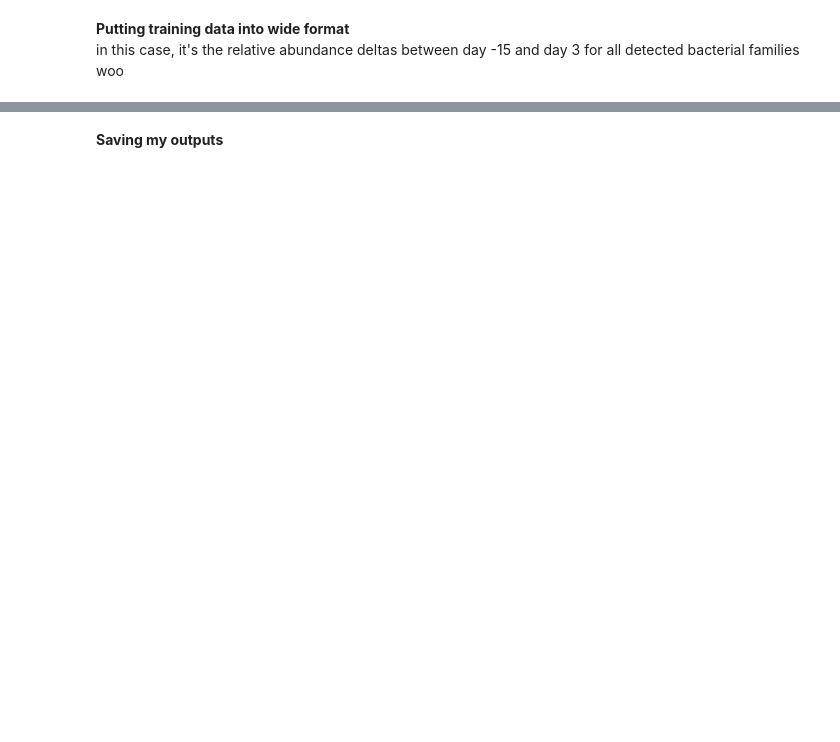
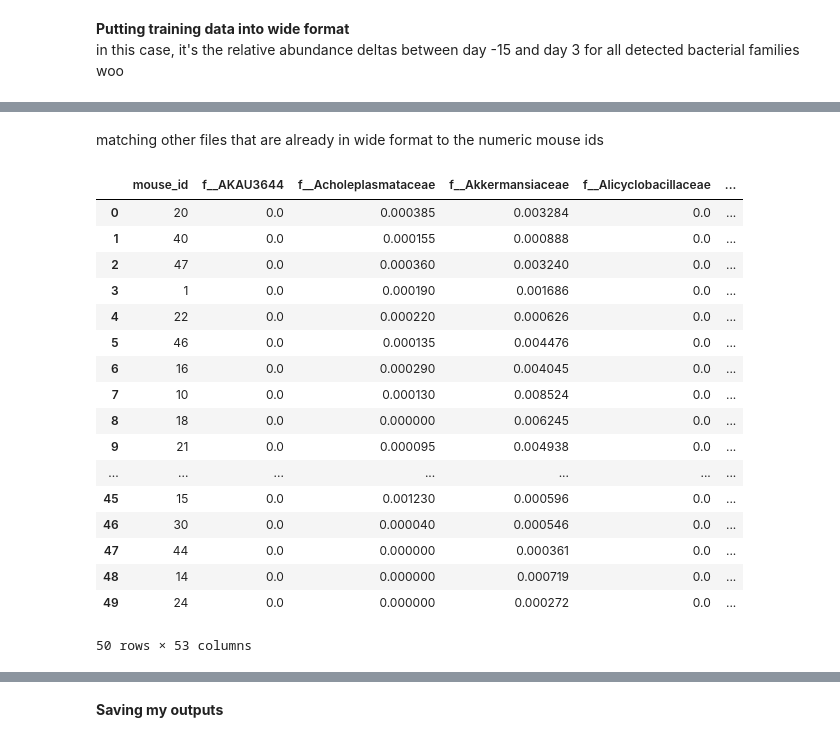
Before and after one commit to madiapgar/ml_workflow, a Jupyter notebook: setup_src/data_wrangled.ipynb, the cells around one changed output, grey strips where cells are left out. Drawn from its saved outputs; the diff is of its cells as text; code cells hidden in the pictures; blank space fills up the shorter version.

```diff
--- a/setup_src/data_wrangled.ipynb
+++ b/setup_src/data_wrangled.ipynb
@@ -37,6 +43,8 @@ def encode_my_data(meta_table,
 **File paths**
 # %%
 family_deltas_fp = '../data/family_relabundDeltas.tsv'
+baselineFam_wide_fp = '../data/baselineFamily_wide.tsv'
+bloomDay_fam_wide_fp = '../data/bloomDay_family_wide.tsv'
 mouse_blooms_fp = '../data/mouseBlooms_families.tsv'
 meta_fp = '../../data/misc/proc_newExp_d15-d3_metadata.tsv'
 # %% [markdown]
@@ -44,6 +52,8 @@ meta_fp = '../../data/misc/proc_newExp_d15-d3_metadata.tsv'
 # %%
 ## reading in needed files
 family_deltas_table = pd.read_csv(family_deltas_fp, sep="\t")
+baselineFam_wide = pd.read_csv(baselineFam_wide_fp, sep='\t')
+bloomDay_fam_wide = pd.read_csv(bloomDay_fam_wide_fp, sep='\t')
 mouse_blooms = pd.read_csv(mouse_blooms_fp, sep="\t")
 metadata = pd.read_csv(meta_fp, sep="\t")
 # %%
@@ -231 +244,29 @@ family_deltas_table
 2600 rows × 4 columns
+# %% [markdown]
+matching other files that are already in wide format to the numeric mouse ids
+# %%
+## baseline family relative abundances
+baselineFam_wide = match_ids(input_table=baselineFam_wide,
+                             id_col="mouse_id",
+                             id_dict=mouse_id_key)
+
+baselineFam_wide
+# %% [output]
+|  | mouse_id | f__AKAU3644 | f__Acholeplasmataceae | f__Akkermansiaceae | f__Alicyclobacillaceae | ... |
+| 0 | 20 | 0.0 | 0.000385 | 0.003284 | 0.0 | ... |
+| 1 | 40 | 0.0 | 0.000155 | 0.000888 | 0.0 | ... |
+| 2 | 47 | 0.0 | 0.000360 | 0.003240 | 0.0 | ... |
+| 3 | 1 | 0.0 | 0.000190 | 0.001686 | 0.0 | ... |
+| 4 | 22 | 0.0 | 0.000220 | 0.000626 | 0.0 | ... |
+| 5 | 46 | 0.0 | 0.000135 | 0.004476 | 0.0 | ... |
+| 6 | 16 | 0.0 | 0.000290 | 0.004045 | 0.0 | ... |
+| 7 | 10 | 0.0 | 0.000130 | 0.008524 | 0.0 | ... |
+| 8 | 18 | 0.0 | 0.000000 | 0.006245 | 0.0 | ... |
+| 9 | 21 | 0.0 | 0.000095 | 0.004938 | 0.0 | ... |
+| ... | ... | ... | ... | ... | ... | ... |
+| 45 | 15 | 0.0 | 0.001230 | 0.000596 | 0.0 | ... |
+| 46 | 30 | 0.0 | 0.000040 | 0.000546 | 0.0 | ... |
+| 47 | 44 | 0.0 | 0.000000 | 0.000361 | 0.0 | ... |
+| 48 | 14 | 0.0 | 0.000000 | 0.000719 | 0.0 | ... |
+| 49 | 24 | 0.0 | 0.000000 | 0.000272 | 0.0 | ... |
+50 rows × 53 columns
```
Also changed, not shown: parts of 7 cells of this notebook, 17 other files.
